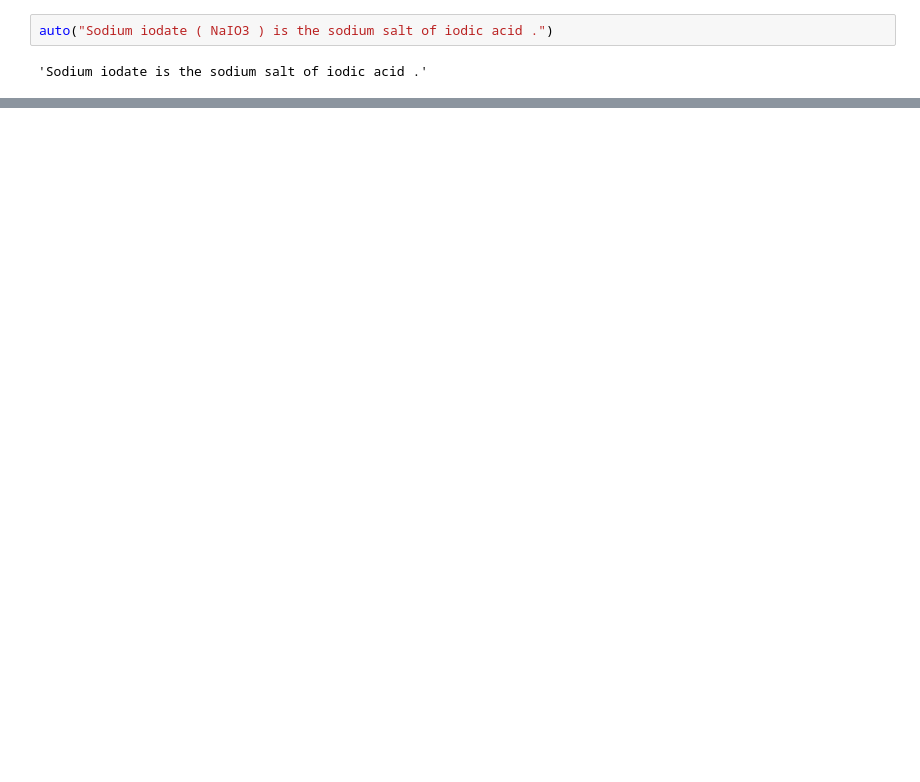
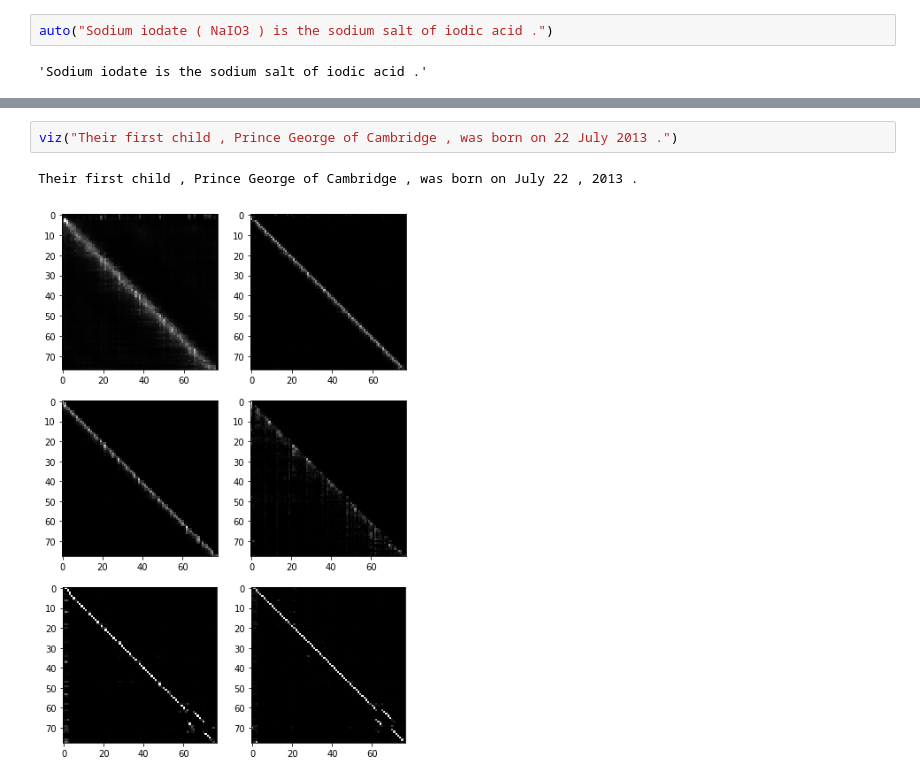
Before and after one commit to srewai/explicharr, a Jupyter notebook: src/showcase.ipynb, the cells around one changed output, grey strips where cells are left out. Drawn from its saved outputs; the diff is of its cells as text; blank space fills up the shorter version.

```diff
--- a/src/showcase.ipynb
+++ b/src/showcase.ipynb
@@ -69,0 +87,5 @@ if you want these weights, you can run the forcing model repeatedly, feeding its
+# %%
+viz("Their first child , Prince George of Cambridge , was born on 22 July 2013 .")
+# %% [output]
+Their first child , Prince George of Cambridge , was born on July 22 , 2013 .
+[figure, added]
```
Also changed, not shown: parts of 12 cells of this notebook, 1 other file.
